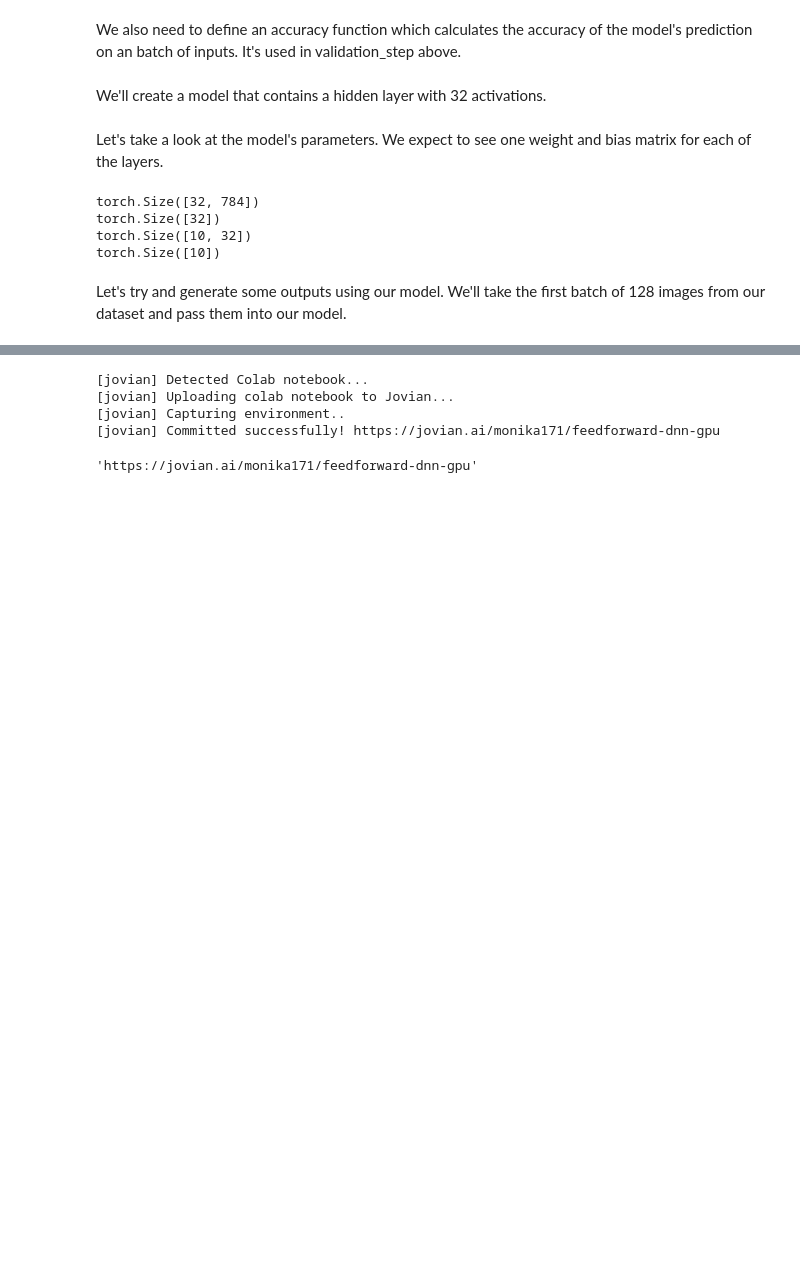
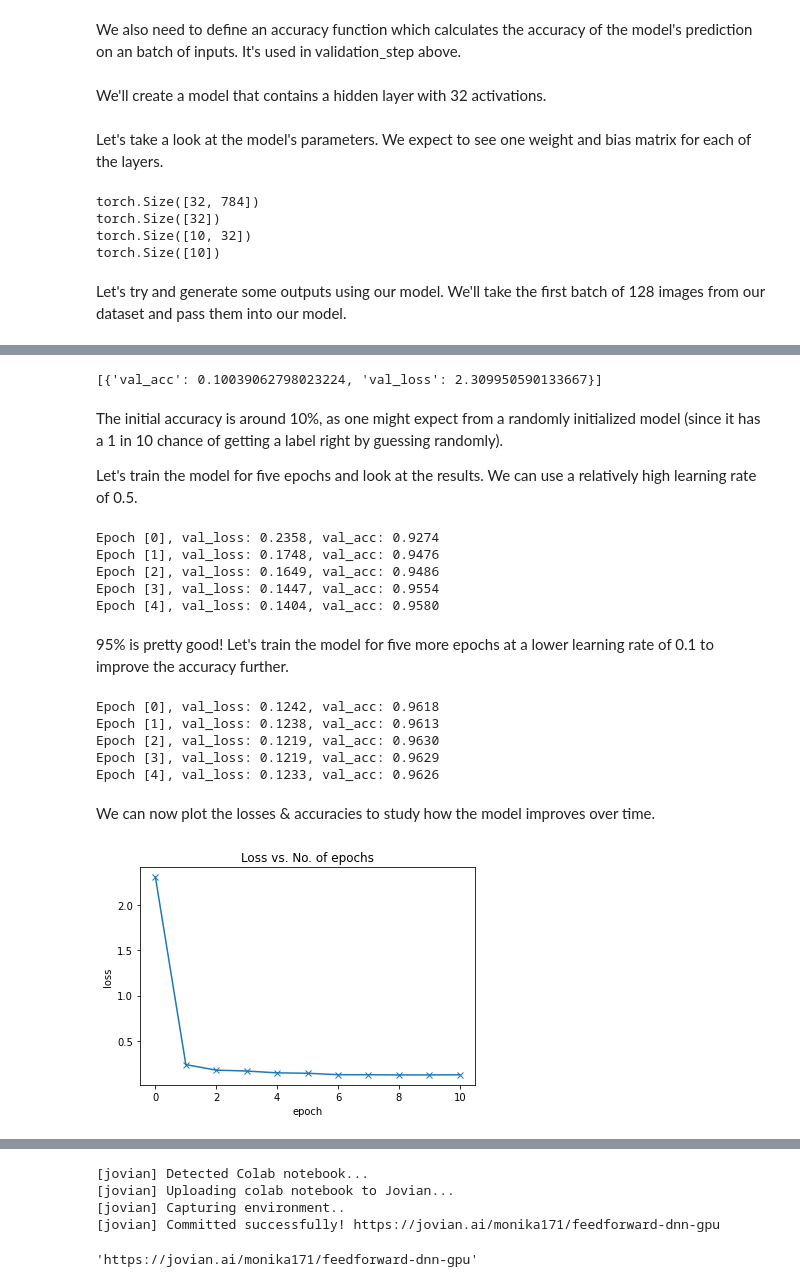
Before and after one commit to Monika171/Deep-Learning-with-Pytorch, a Jupyter notebook: feedforward_dnn_gpu.ipynb, the cells around one changed output, grey strips where cells are left out. Drawn from its saved outputs; the diff is of its cells as text; code cells hidden in the pictures; blank space fills up the shorter version.

```diff
--- a/feedforward_dnn_gpu.ipynb
+++ b/feedforward_dnn_gpu.ipynb
@@ -304,0 +419,4 @@ Sample outputs:
+# %%
+# Model (on GPU)
+model = MnistModel(input_size, hidden_size=hidden_size, out_size=num_classes)
+to_device(model, device)
@@ -304,0 +430,37 @@ Sample outputs:
+# %%
+history = [evaluate(model, val_loader)]
+history
+# %% [output]
+[{'val_acc': 0.10039062798023224, 'val_loss': 2.309950590133667}]
+# %% [markdown]
+The initial accuracy is around 10%, as one might expect from a randomly initialized model (since it has a 1 in 10 chance of getting a label right by guessing randomly).
+
+Let's train the model for five epochs and look at the results. We can use a relatively high learning rate of 0.5.
+# %%
+history += fit(5, 0.5, model, train_loader, val_loader)
+# %% [output]
+Epoch [0], val_loss: 0.2358, val_acc: 0.9274
+Epoch [1], val_loss: 0.1748, val_acc: 0.9476
+Epoch [2], val_loss: 0.1649, val_acc: 0.9486
+Epoch [3], val_loss: 0.1447, val_acc: 0.9554
+Epoch [4], val_loss: 0.1404, val_acc: 0.9580
+# %% [markdown]
+95% is pretty good! Let's train the model for five more epochs at a lower learning rate of 0.1 to improve the accuracy further.
+# %%
+history += fit(5, 0.1, model, train_loader, val_loader)
+# %% [output]
+Epoch [0], val_loss: 0.1242, val_acc: 0.9618
+Epoch [1], val_loss: 0.1238, val_acc: 0.9613
+Epoch [2], val_loss: 0.1219, val_acc: 0.9630
+Epoch [3], val_loss: 0.1219, val_acc: 0.9629
+Epoch [4], val_loss: 0.1233, val_acc: 0.9626
+# %% [markdown]
+We can now plot the losses & accuracies to study how the model improves over time.
+# %%
+losses = [x['val_loss'] for x in history]
+plt.plot(losses, '-x')
+plt.xlabel('epoch')
+plt.ylabel('loss')
+plt.title('Loss vs. No. of epochs');
+# %% [output]
+[figure, added]
```
Also changed, not shown: parts of 40 cells of this notebook.
